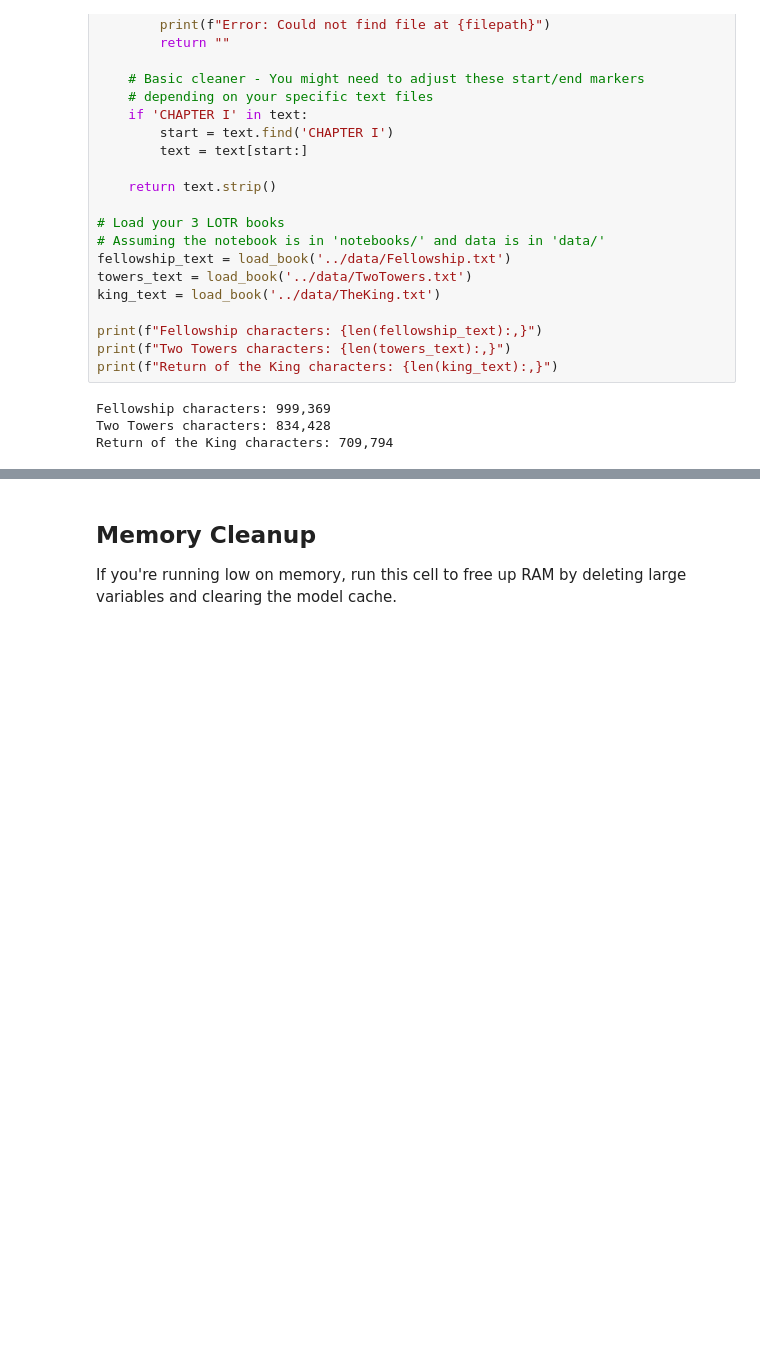
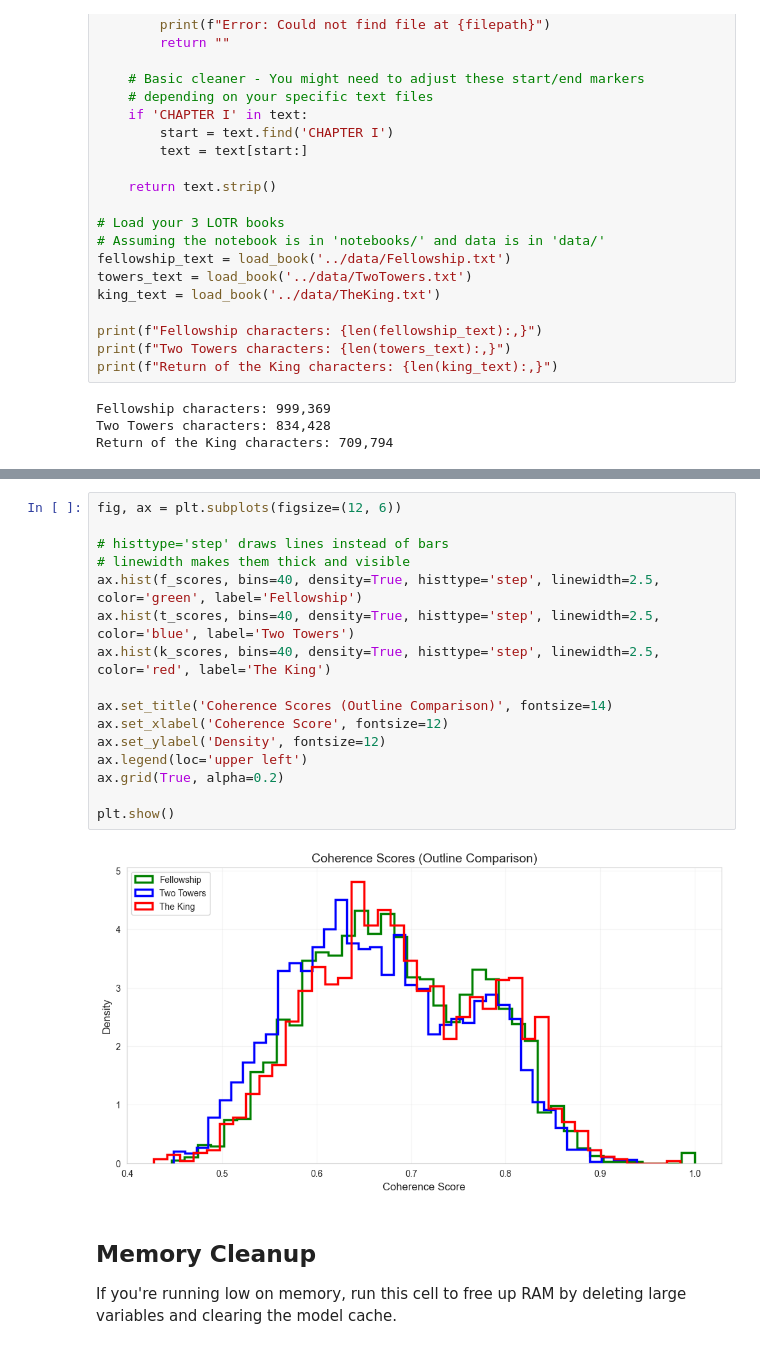
Before and after one commit to Team-DVA/applied-NLP-week4, a Jupyter notebook: notebooks/1_AppliedNLP_Session4_Paragraph_Coherence.ipynb, the cells around one changed output, grey strips where cells are left out. Cells and saved outputs as stored; diff of their text form; blank space fills up the shorter version.

```diff
--- a/notebooks/1_AppliedNLP_Session4_Paragraph_Coherence.ipynb
+++ b/notebooks/1_AppliedNLP_Session4_Paragraph_Coherence.ipynb
@@ -184,3 +229,21 @@ plt.show()
+# %%
+fig, ax = plt.subplots(figsize=(12, 6))
+
+# histtype='step' draws lines instead of bars
+# linewidth makes them thick and visible
+ax.hist(f_scores, bins=40, density=True, histtype='step', linewidth=2.5, color='green', label='Fellowship')
+ax.hist(t_scores, bins=40, density=True, histtype='step', linewidth=2.5, color='blue', label='Two Towers')
+ax.hist(k_scores, bins=40, density=True, histtype='step', linewidth=2.5, color='red', label='The King')
+
+ax.set_title('Coherence Scores (Outline Comparison)', fontsize=14)
+ax.set_xlabel('Coherence Score', fontsize=12)
+ax.set_ylabel('Density', fontsize=12)
+ax.legend(loc='upper left')
+ax.grid(True, alpha=0.2)
+
+plt.show()
+# %% [output]
+[figure, added]
 # %% [markdown]
 ## Memory Cleanup
 
```
Also changed, not shown: parts of 4 cells of this notebook, 3 other files.
